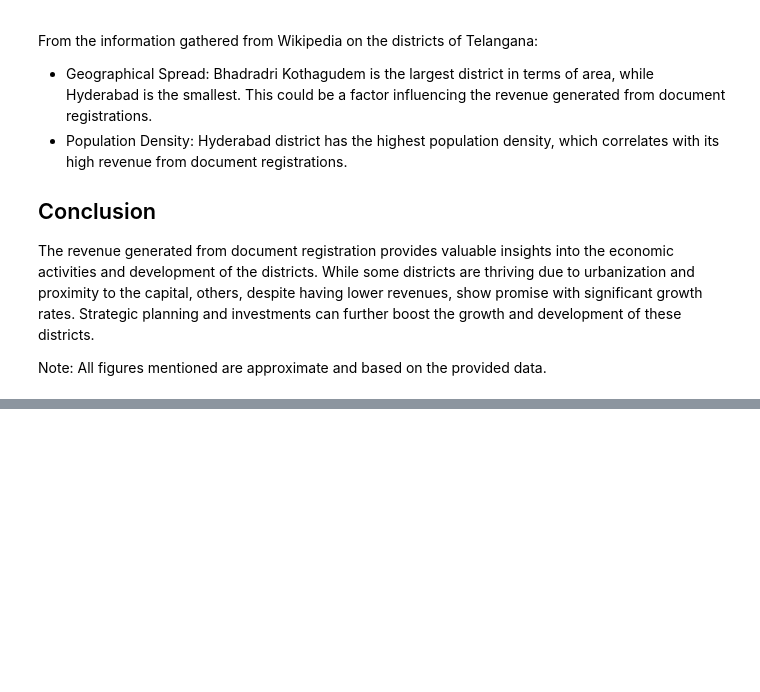
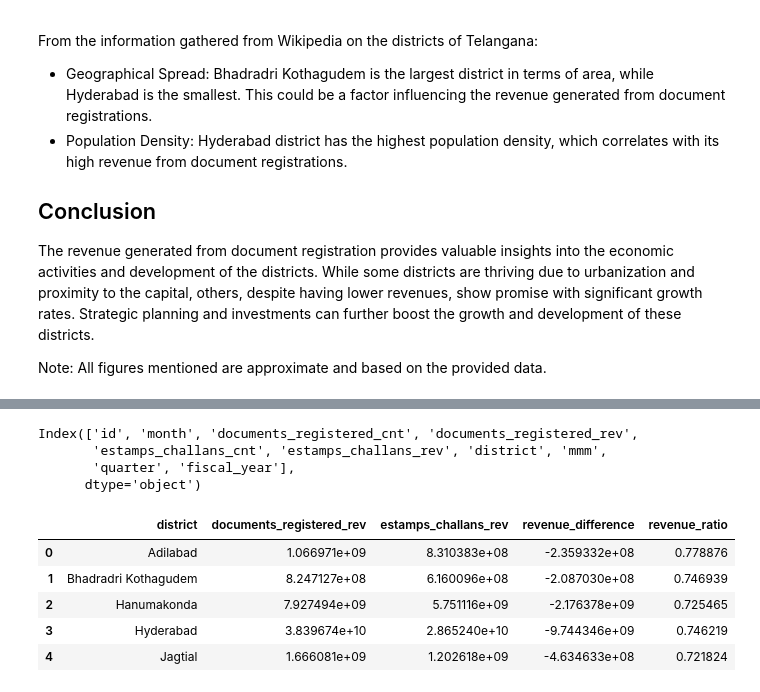
Before and after one commit to nani2357/Telangana_Growth_Analysis, a Jupyter notebook: notebooks/stamps.ipynb, the cells around one changed output, grey strips where cells are left out. Cells and saved outputs as stored; diff of their text form; code cells hidden in the pictures; blank space fills up the shorter version.

```diff
--- a/notebooks/stamps.ipynb
+++ b/notebooks/stamps.ipynb
@@ -347,0 +382,34 @@ Note: All figures mentioned are approximate and based on the provided data.
+# %%
+stamps.columns
+# %% [output]
+Index(['id', 'month', 'documents_registered_cnt', 'documents_registered_rev',
+       'estamps_challans_cnt', 'estamps_challans_rev', 'district', 'mmm',
+       'quarter', 'fiscal_year'],
+      dtype='object')
+# %%
+# Aggregate the revenue from document registration for each district.
+doc_reg_rev = stamps.groupby('district')['documents_registered_rev'].sum().reset_index()
+
+#Aggregate the revenue from e-stamp challans for each district.
+estamp_rev = stamps.groupby('district')['estamps_challans_rev'].sum().reset_index()
+
+#Compare the two revenue streams for each district
+# Merging the two aggregated dataframes on 'district'
+merged_revs = pd.merge(doc_reg_rev, estamp_rev, on='district')
+merged_revs['revenue_difference'] = merged_revs['estamps_challans_rev'] - merged_revs['documents_registered_rev']
+
+# Avoiding division by zero by adding a small constant
+merged_revs['documents_registered_rev']+= 1e-10
+
+# Calculating the ratio
+merged_revs['revenue_ratio'] = merged_revs['estamps_challans_rev'] / merged_revs['documents_registered_rev']
+
+
+merged_revs.head()
+# %% [output]
+|  | district | documents_registered_rev | estamps_challans_rev | revenue_difference | revenue_ratio |
+| 0 | Adilabad | 1.066971e+09 | 8.310383e+08 | -2.359332e+08 | 0.778876 |
+| 1 | Bhadradri Kothagudem | 8.247127e+08 | 6.160096e+08 | -2.087030e+08 | 0.746939 |
+| 2 | Hanumakonda | 7.927494e+09 | 5.751116e+09 | -2.176378e+09 | 0.725465 |
+| 3 | Hyderabad | 3.839674e+10 | 2.865240e+10 | -9.744346e+09 | 0.746219 |
+| 4 | Jagtial | 1.666081e+09 | 1.202618e+09 | -4.634633e+08 | 0.721824 |
```
Also changed, not shown: parts of 12 cells of this notebook, 17 other files.
